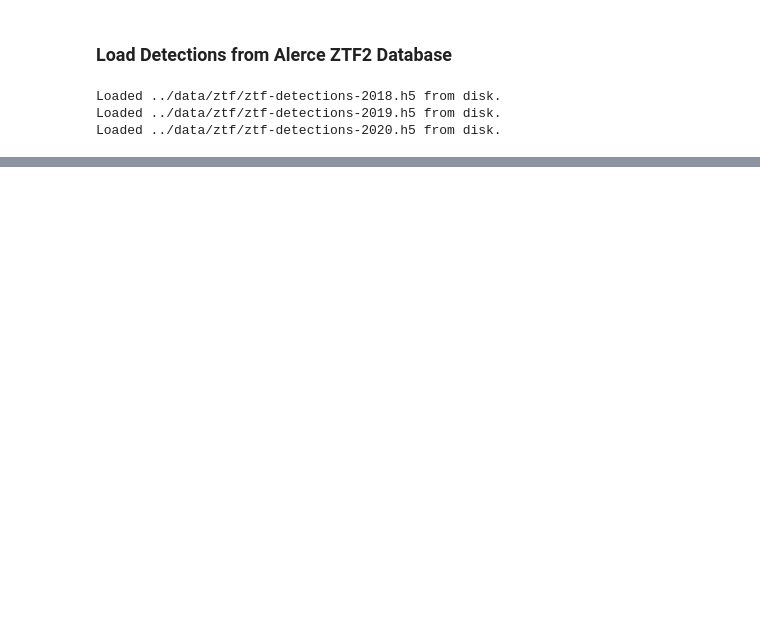
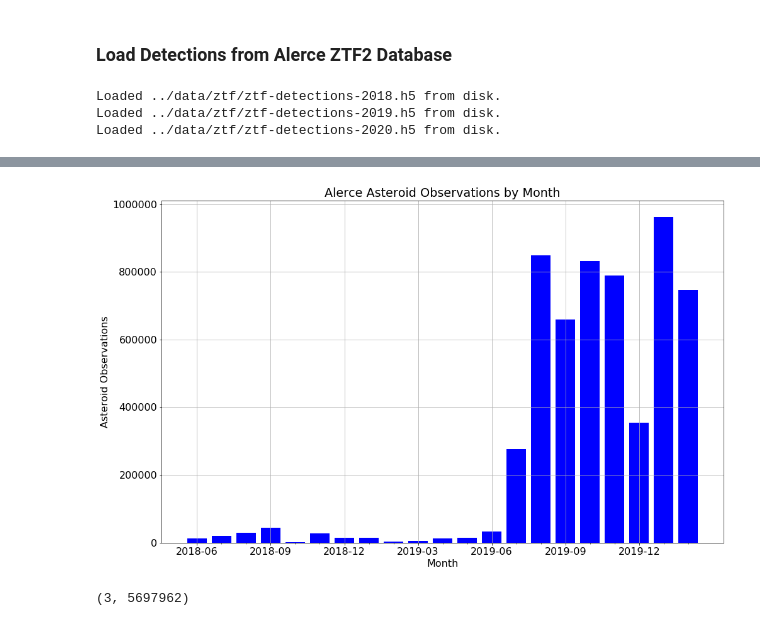
Before and after one commit to memanuel/kepler-sieve, a Jupyter notebook: src/ztf_data.ipynb, the cells around one changed output, grey strips where cells are left out. Cells and saved outputs as stored; diff of their text form; code cells hidden in the pictures; blank space fills up the shorter version.

Commit message:
ZTF data: EDA ongoing.  Tabulated observations per month.

```diff
--- a/src/ztf_data.ipynb
+++ b/src/ztf_data.ipynb
@@ -20,6 +23,10 @@ from utils import range_inc
 from astro_utils import date_to_mjd, mjd_to_date
 from ztf_data import load_ztf_det, load_ztf_det_year, ztf_det_add_dir
 from ra_dec import radec2dir, radec_diff, direction_diff
+# %%
+# Set plot style variables
+mpl.rcParams['figure.figsize'] = [16.0, 10.0]
+mpl.rcParams['font.size'] = 16
 # %%
 # Load 2018 and 2019 data
 df_2018 = load_ztf_det_year(2018)
@@ -49,0 +67,10 @@ df
+# %%
+# Extract the year-month tuple for each observation for summarizing
+tt = Time(df.mjd, format='mjd')
+isotimes = tt.iso
+ym = np.array([isotime[0:7] for isotime in isotimes])
+ym_ser = pd.Series(data=ym, index=df.index)
+# %%
+obs_monthly = df.groupby(ym_ser)
+obs_monthly_count = obs_monthly.size()
+obs_monthly_count
@@ -49,0 +102,4 @@ df
+# %%
+x = month_strs[5]
+x
+# date(int(x[0:4]), int(x[5:7]), 1)
@@ -50,2 +130,25 @@ df
+# %%
+# Calculations for plot
+month_strs = obs_monthly_count.index.values
+x_values = np.arange(obs_monthly_count.size)
+x_dates = [date(int(x[0:4]), int(x[5:7]), 1) for x in month_strs]
+y_values = obs_monthly_count.values
+
+# Plot the number of observations by month
+fig, ax = plt.subplots()
+ax.set_title('Alerce Asteroid Observations by Month')
+ax.set_xlabel('Month')
+ax.set_ylabel('Asteroid Observations')
+# ax.bar(x=x_values, height=y_values, tick_label=month_strs, color='blue')
+ax.bar(x=x_values, height=y_values, color='blue')
+ax.set_xticks(x_values[::3])
+ax.set_xticks(x_values, minor=True)
+ax.set_xticklabels(month_strs[::3], minor=False)
+# ax.legend()
+ax.grid()
+# fig.savefig('alerce_ast_per_month.png', bbox_inches='tight')
+plt.show()
+# %% [output]
+[figure, added]
 # %%
 # Extract mjd, ra, and dec as vectors of astropy angles
@@ -68,5 +161,7 @@ u_ztf = radec2dir(ra=ra_ztf, dec=dec_ztf, obstime_mjd=mjd_ztf)
 # %%
-u_ztf.shape
+u.shape
+# %% [output]
+(3, 5697962)
 # %%
 # Add these directions to the DataFrame
 df.insert(loc=5, column='ux', value=0.0)
```
Also changed, not shown: parts of 16 cells of this notebook, 1 other file.
